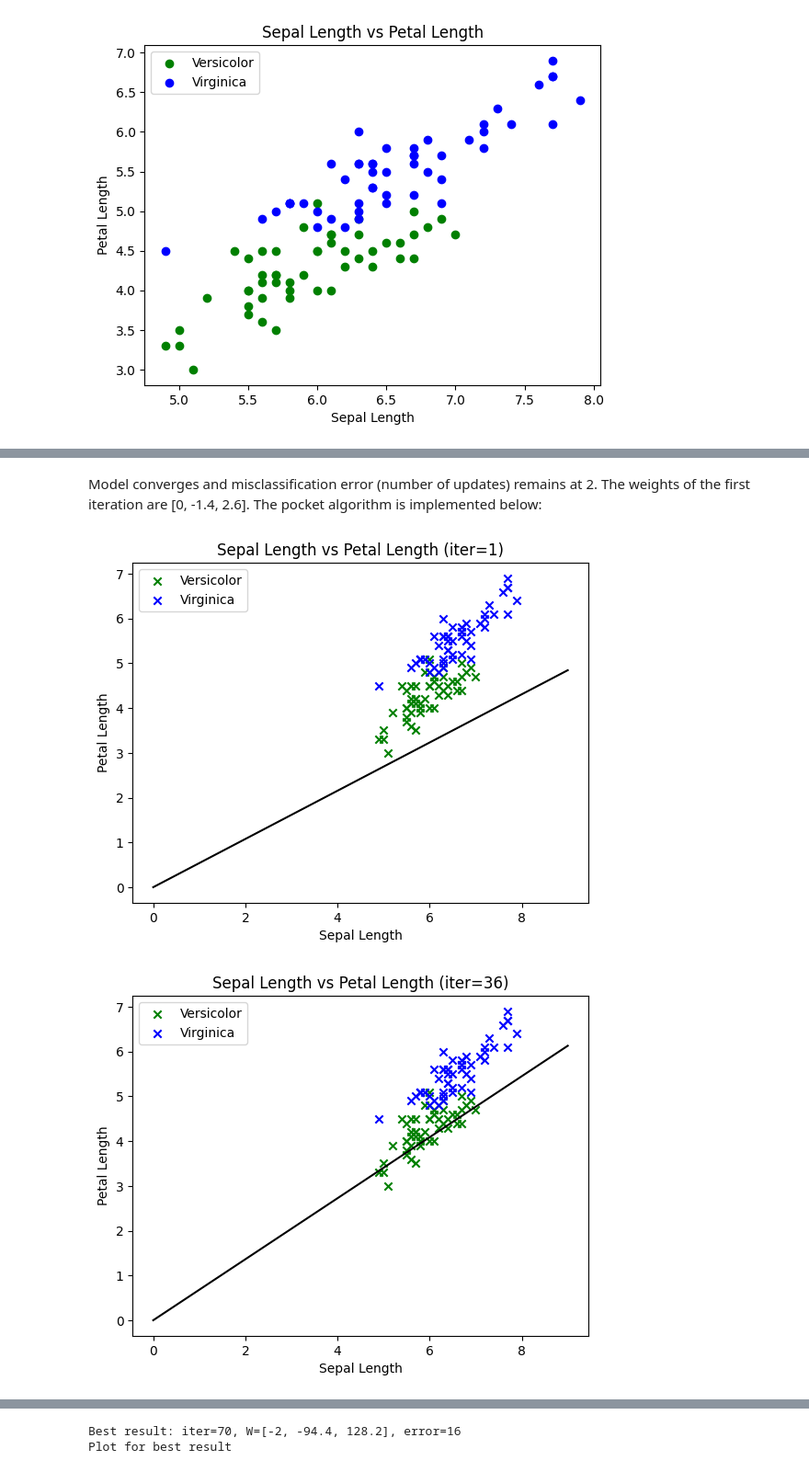
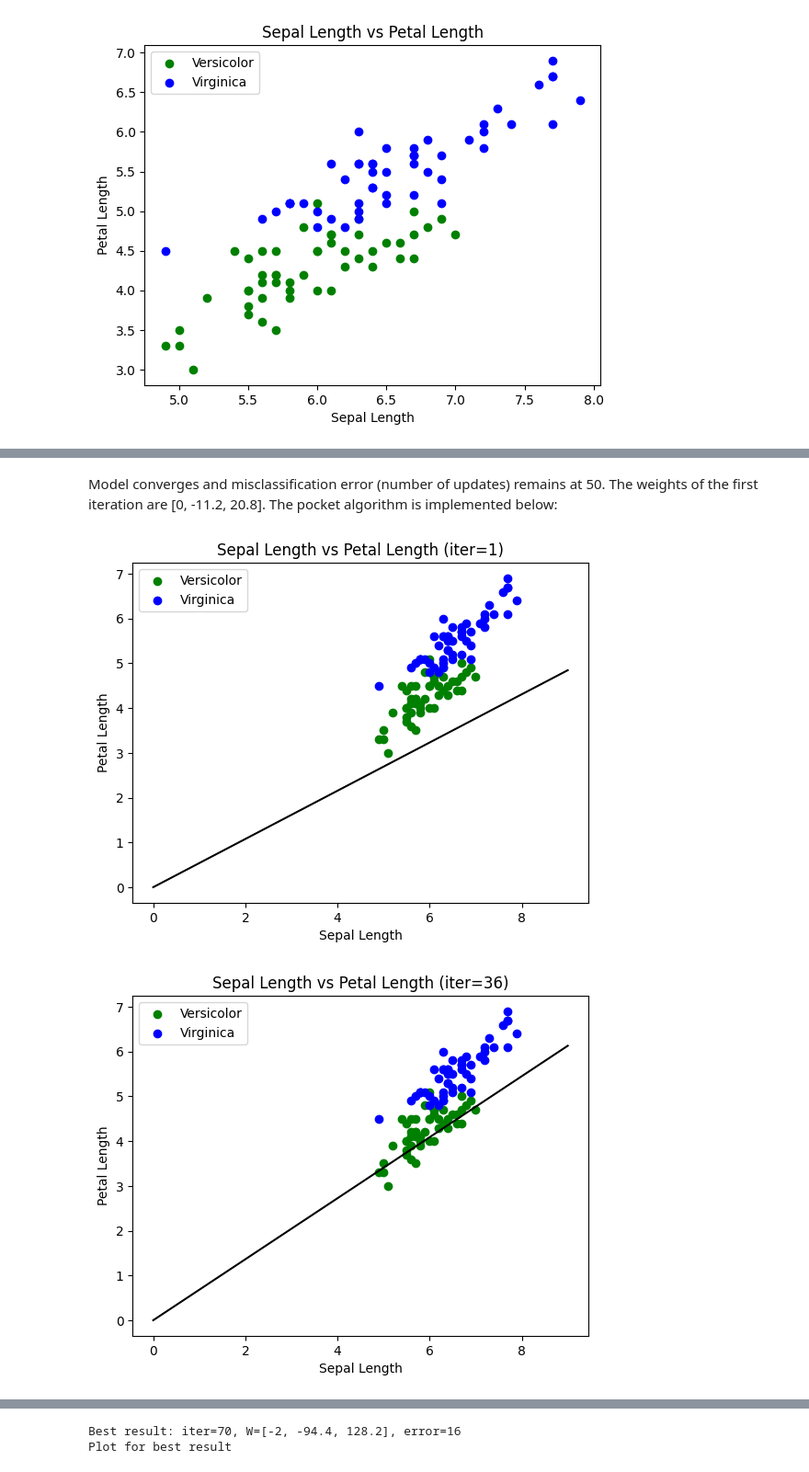
Before and after one commit to rachung2510/machine-learning-course, a Jupyter notebook: ML_Perceptron_learning_algorithm.ipynb, the cells around one changed output, grey strips where cells are left out. Shown at 92% size. Cells and saved outputs as stored; diff of their text form; code cells hidden in the pictures.

```diff
--- a/ML_Perceptron_learning_algorithm.ipynb
+++ b/ML_Perceptron_learning_algorithm.ipynb
@@ -386,28 +329,23 @@ y2 = df2.loc[:,'target'].to_numpy()
 # %%
 def plot_boundary(W,X,caption=""):
-        """Function to plot the boundary defined by the weights. Given equation."""
-        """w0 + w1*x1 + w2*x2 = 0, used to generate the line."""
-        x_vals = []
-        y_vals = []
-        for i in range(0,10):
-            x_vals.append(i)
-            result = (-1)*(W[1]*i + W[0])/W[2] #Uses the equation to find y_vals using x_vals as input and weights.
-            y_vals.append(result)
+    x_vals = []
+    y_vals = []
+    for i in range(0,10):
+        x_vals.append(i)
+        result = (-1)*(W[1]*i + W[0])/W[2] #Uses the equation to find y_vals using x_vals as input and weights.
+        y_vals.append(result)
 
-    # This part here define the x-axis and y-axis style according to the data we are using (Iris data).
-    # Hence: you can edit the names depeneds on the features/labels you are using
-
-        plt.scatter(X[:50,0],X[:50,1],color='green',marker='x',label='Versicolor')
-        plt.scatter(X[50:100,0],X[50:100,1],color='blue',marker='x',label='Virginica')
-        plt.title("Sepal Length vs Petal Length%s" % caption)
-        plt.xlabel('Sepal Length')
-        plt.ylabel('Petal Length')
-        plt.legend(loc='upper left')
-        plt.plot(x_vals,y_vals, 'black') #Plot using found values that form the line.
-        plt.show()
+    plt.scatter(X[:50,0],X[:50,1],color='green',marker='o',label='Versicolor')
+    plt.scatter(X[50:100,0],X[50:100,1],color='blue',marker='o',label='Virginica')
+    plt.title("Sepal Length vs Petal Length%s" % caption)
+    plt.xlabel('Sepal Length')
+    plt.ylabel('Petal Length')
+    plt.legend(loc='upper left')
+    plt.plot(x_vals,y_vals, 'black') #Plot using found values that form the line.
+    plt.show()
 # %%
 n_iter=8
-fit(n_iter, X2, y2)
+fit(n_iter, X, y)
 # %% [output]
 Iteration:  1
 Weights:  [ 0.  -1.4  2.6]
@@ -431,5 +369,5 @@ Weights:  [ 0.  -8.4 15.6]
 # %% [markdown]
-Model converges and misclassification error (number of updates) remains at 2. The weights of the first iteration are [0, -1.4, 2.6]. The pocket algorithm is implemented below:
+Model converges and misclassification error (number of updates) remains at 50. The weights of the first iteration are [0, -11.2, 20.8]. The pocket algorithm is implemented below:
 # %%
 def fit_pocket(n_iter, X, y):
         W = np.zeros(1 + X.shape[1])
@@ -465,7 +403,7 @@ def fit_pocket(n_iter, X, y):
         plot_boundary(W_best,X, " (best result)")
 # %%
 n_iter=100
-fit_pocket(n_iter, X2, y2)
+fit_pocket(n_iter, X, y)
 # %% [output]
-[figure, old version]
+[figure, new version]
-[figure, old version]
+[figure, new version]
```
Also changed, not shown: parts of 17 cells of this notebook.
